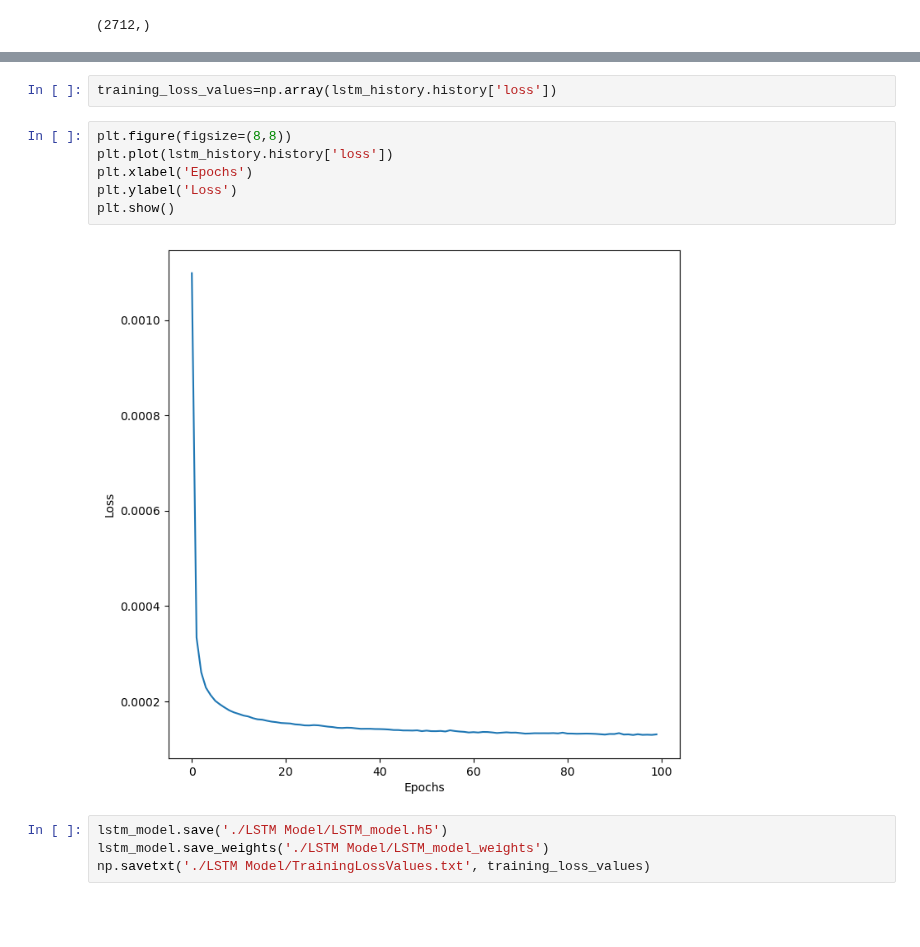
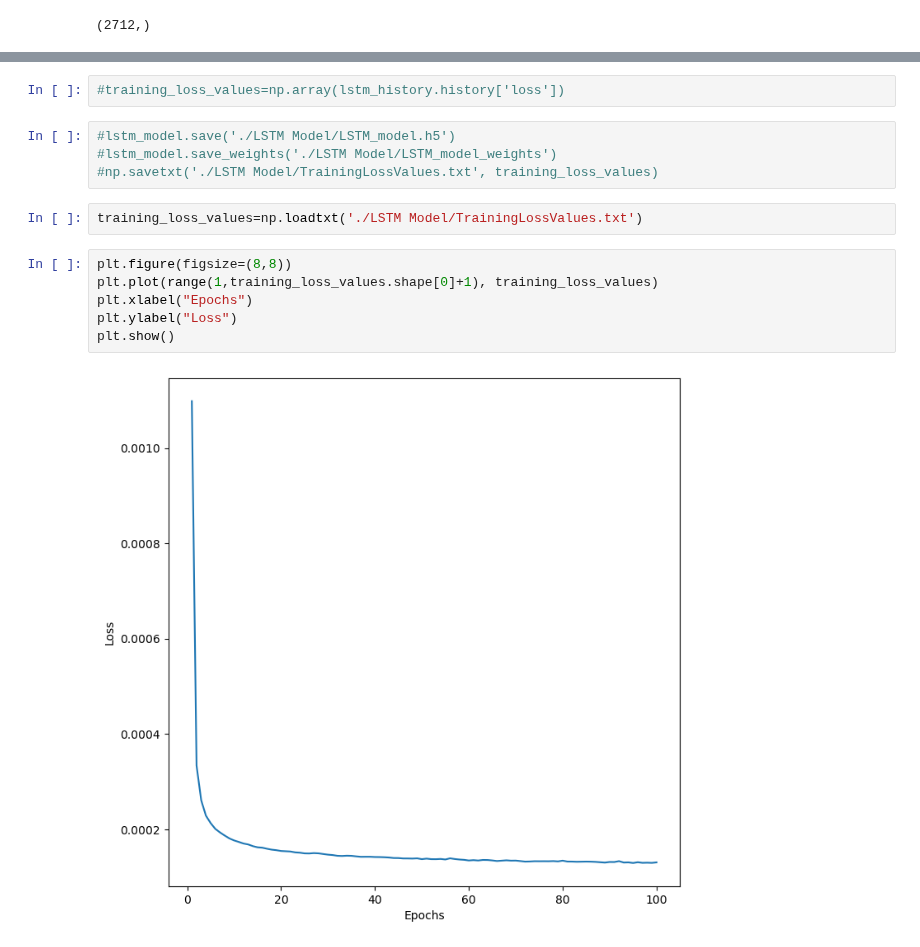
Before and after one commit to Farzad-ES/Crypto-Price-Forecasting, a Jupyter notebook: Time Series Forecaster.ipynb, the cells around one changed output, grey strips where cells are left out. Drawn from its saved outputs; the diff is of its cells as text; blank space fills up the shorter version.

```diff
--- a/Time Series Forecaster.ipynb
+++ b/Time Series Forecaster.ipynb
@@ -172,14 +136,16 @@ Epoch 100/100
 # %%
-training_loss_values=np.array(lstm_history.history['loss'])
+#training_loss_values=np.array(lstm_history.history['loss'])
-# %%
-plt.figure(figsize=(8,8))
-plt.plot(lstm_history.history['loss'])
-plt.xlabel('Epochs')
-plt.ylabel('Loss')
-plt.show()
-# %% [output]
-[figure, removed]
 # %%
-lstm_model.save('./LSTM Model/LSTM_model.h5')
-lstm_model.save_weights('./LSTM Model/LSTM_model_weights')
-np.savetxt('./LSTM Model/TrainingLossValues.txt', training_loss_values)
+#lstm_model.save('./LSTM Model/LSTM_model.h5')
+#lstm_model.save_weights('./LSTM Model/LSTM_model_weights')
+#np.savetxt('./LSTM Model/TrainingLossValues.txt', training_loss_values)
+# %%
+training_loss_values=np.loadtxt('./LSTM Model/TrainingLossValues.txt')
+# %%
+plt.figure(figsize=(8,8))
+plt.plot(range(1,training_loss_values.shape[0]+1), training_loss_values)
+plt.xlabel("Epochs")
+plt.ylabel("Loss")
+plt.show()
+# %% [output]
+[figure, added]
```
Also changed, not shown: parts of 10 cells of this notebook.
